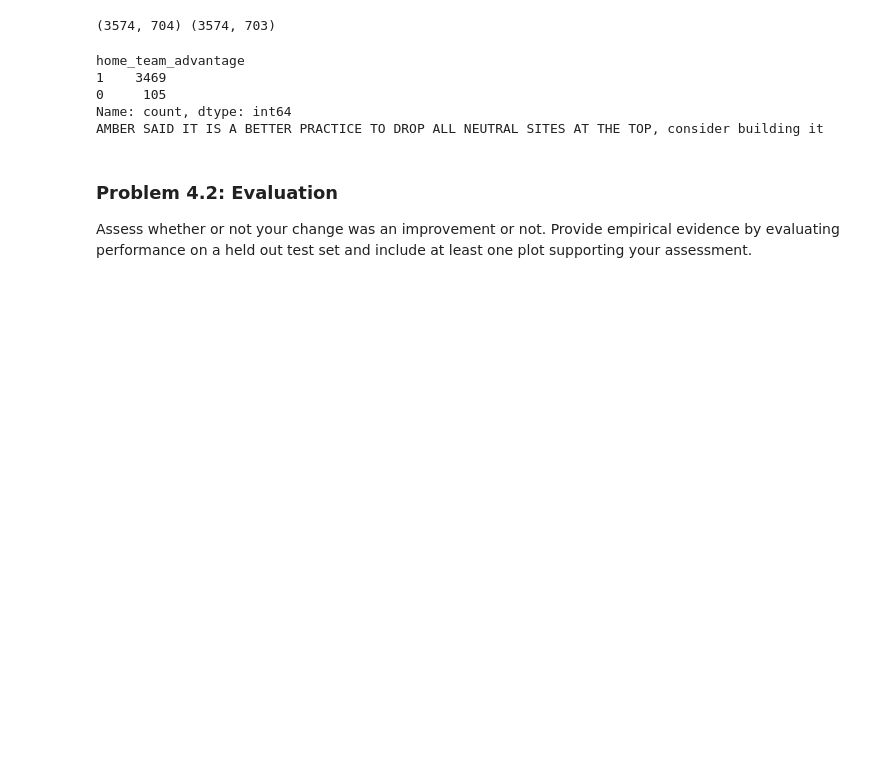
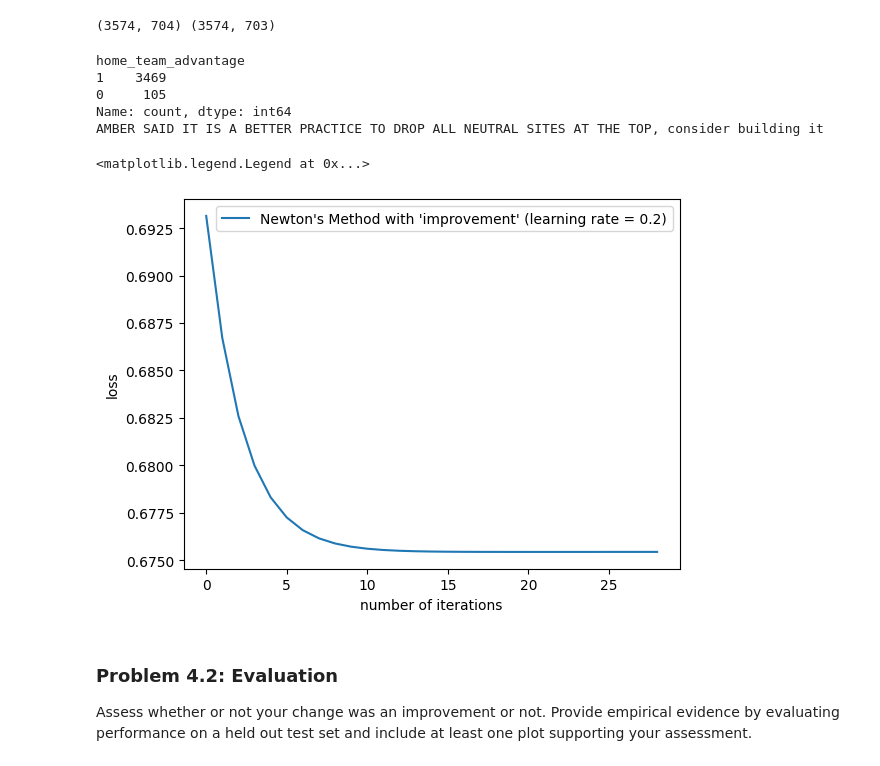
Before and after one commit to dlvh/stats305b, a Jupyter notebook: assignments/hw1/hw1.ipynb, the cells around one changed output. Cells and saved outputs as stored; diff of their text form; code cells hidden in the pictures; blank space fills up the shorter version.

```diff
--- a/assignments/hw1/hw1.ipynb
+++ b/assignments/hw1/hw1.ipynb
@@ -555,6 +555,7 @@ home_team_advantage
 Name: count, dtype: int64
 AMBER SAID IT IS A BETTER PRACTICE TO DROP ALL NEUTRAL SITES AT THE TOP, consider building it
 # %%
+# The regularization does not apply to the first column - think of it like an intercept.
 # new loss
 def compute_loss_4(beta, X, y, gamma):
   average_log_likelihood = torch.distributions.Bernoulli(probs = torch.sigmoid(X @ beta)).log_prob(y).mean()
@@ -564,7 +565,10 @@ def compute_loss_4(beta, X, y, gamma):
 # new gradient function
 def compute_gradient_4(beta, X, y, gamma):
   grad_average_log_likelihood = -1/(y.shape[0]) * (X.T @ (y - torch.sigmoid(X @ beta)))
-  grad_regularization = torch.cat([torch.tensor([0.], dtype=beta.dtype, device=beta.device), gamma * beta[1:]])
+  zero = torch.tensor([0.], dtype=beta.dtype, device=beta.device).unsqueeze(0)
+  other = gamma * beta[1:]
+  #print(zero.shape, other.shape)
+  grad_regularization = torch.cat([zero, gamma * beta[1:]])
   gradient = grad_average_log_likelihood + grad_regularization
   return gradient
 
@@ -576,6 +580,44 @@ def compute_hessian_4(beta, X, y, gamma):
                                                   gamma * torch.ones(beta.shape[0] - 1, dtype=beta.dtype, device=beta.device)]))
     hessian = (1 / y.shape[0]) * (X.T @ W @ X) + regularization_matrix
     return hessian
+# %%
+# Implementation with the new loss, gradient function, and hessian function
+
+# learning rate
+learning_rate = 0.2
+# regularization parameter gamma
+gamma = 0.01
+# initial beta
+beta = torch.zeros([X.shape[1],1], dtype=torch.float32, requires_grad=True)
+
+def newton_step_4(beta, learning_rate):
+  #compute gradient
+  current_gradient = compute_gradient_4(beta, X, y, gamma)
+  #compute hessian
+  current_hessian = compute_hessian_4(beta, X, y, gamma)
+  next_beta = beta - learning_rate * torch.linalg.inv(current_hessian) @ current_gradient
+  return next_beta
+
+num_iterations = 100
+list_of_loss_newton_4 = [compute_loss(beta, X, y, gamma)]
+for _ in range(num_iterations):
+  new_beta = newton_step_4(beta, learning_rate)
+  list_of_loss_newton_4.append(compute_loss(new_beta, X, y, gamma))
+  if torch.allclose(beta, new_beta, atol=1e-4):
+    break
+  else:
+    beta = new_beta
+
+# plotting loss curve
+list_of_loss_newton_4 = torch.as_tensor(list_of_loss_newton_4)
+plt.plot(list_of_loss_newton_4, label="Newton's Method with 'improvement' (learning rate = 0.2)")
+#plt.plot(loss_tensor_gradient_descent, label="Gradient Descent (learning rate = 2)")
+plt.xlabel("number of iterations")
+plt.ylabel("loss")
+plt.legend()
+# %% [output]
+<matplotlib.legend.Legend at 0x...>
+[figure, added]
 # %% [markdown]
 ### Problem 4.2: Evaluation
 Assess whether or not your change was an improvement or not. Provide empirical evidence by evaluating performance on a held out test set and include at least one plot supporting your assessment.
```
